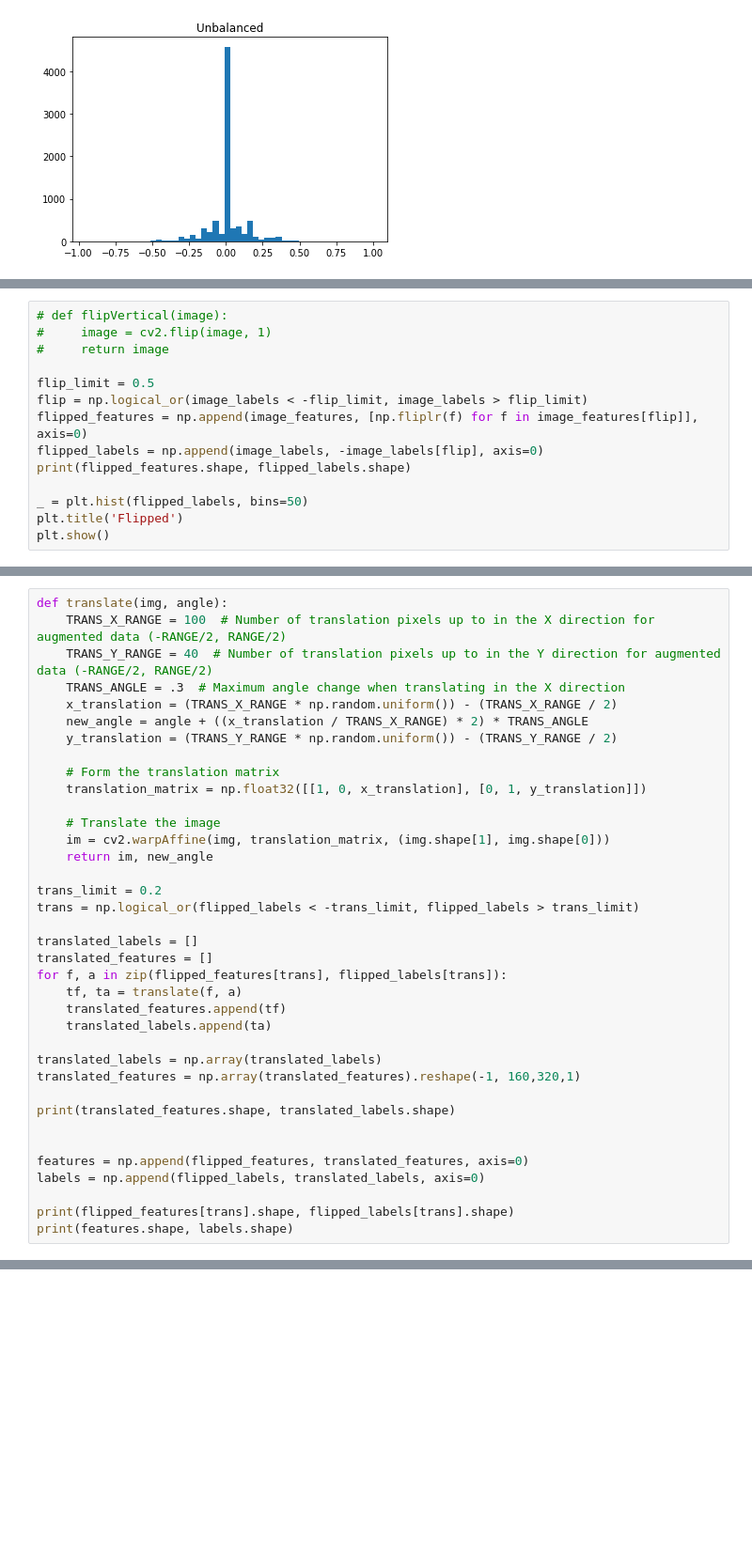
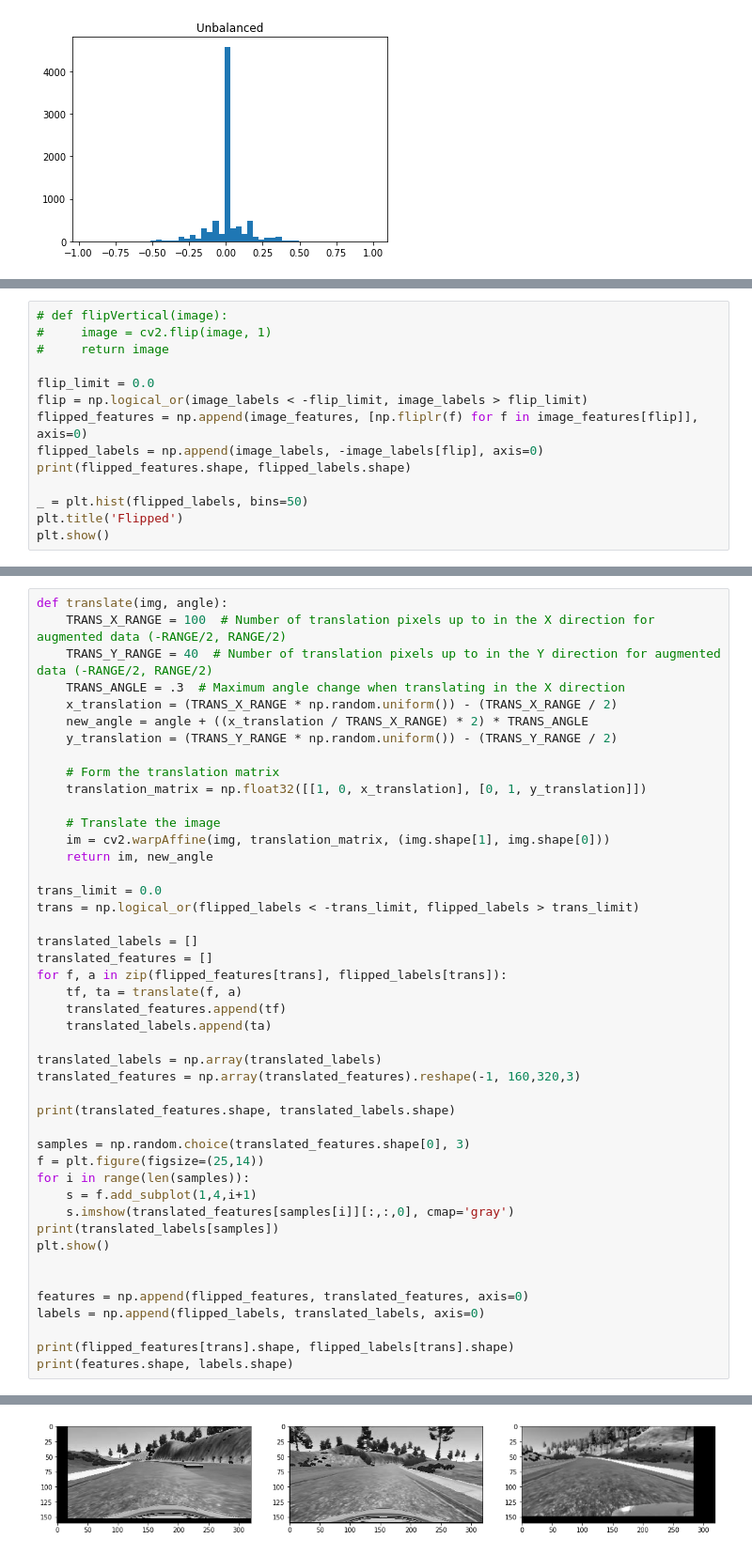
Before and after one commit to subhash/CarND-Behavioral-Cloning, a Jupyter notebook: behaviour-cloning.ipynb, the cells around one changed output, grey strips where cells are left out. Shown at 94% size. Drawn from its saved outputs; the diff is of its cells as text; blank space fills up the shorter version.

```diff
--- a/behaviour-cloning.ipynb
+++ b/behaviour-cloning.ipynb
@@ -122,7 +122,7 @@ plt.show()
 #     image = cv2.flip(image, 1)
 #     return image
 
-flip_limit = 0.5
+flip_limit = 0.0
 flip = np.logical_or(image_labels < -flip_limit, image_labels > flip_limit)
 flipped_features = np.append(image_features, [np.fliplr(f) for f in image_features[flip]], axis=0)
 flipped_labels = np.append(image_labels, -image_labels[flip], axis=0)
@@ -160,7 +160,7 @@ def translate(img, angle):
     im = cv2.warpAffine(img, translation_matrix, (img.shape[1], img.shape[0]))
     return im, new_angle
 
-trans_limit = 0.2
+trans_limit = 0.0
 trans = np.logical_or(flipped_labels < -trans_limit, flipped_labels > trans_limit)
 
 translated_labels = []
@@ -171,9 +171,17 @@ for f, a in zip(flipped_features[trans], flipped_labels[trans]):
     translated_labels.append(ta)
 
 translated_labels = np.array(translated_labels)
-translated_features = np.array(translated_features).reshape(-1, 160,320,1)
+translated_features = np.array(translated_features).reshape(-1, 160,320,3)
 
 print(translated_features.shape, translated_labels.shape)
+
+samples = np.random.choice(translated_features.shape[0], 3)
+f = plt.figure(figsize=(25,14))
+for i in range(len(samples)):
+    s = f.add_subplot(1,4,i+1)
+    s.imshow(translated_features[samples[i]][:,:,0], cmap='gray')
+print(translated_labels[samples])
+plt.show()
 
 
 features = np.append(flipped_features, translated_features, axis=0)
@@ -187,0 +195 @@ print(features.shape, labels.shape)
+[figure, added]
```
Also changed, not shown: parts of 10 cells of this notebook, 1 other file.
